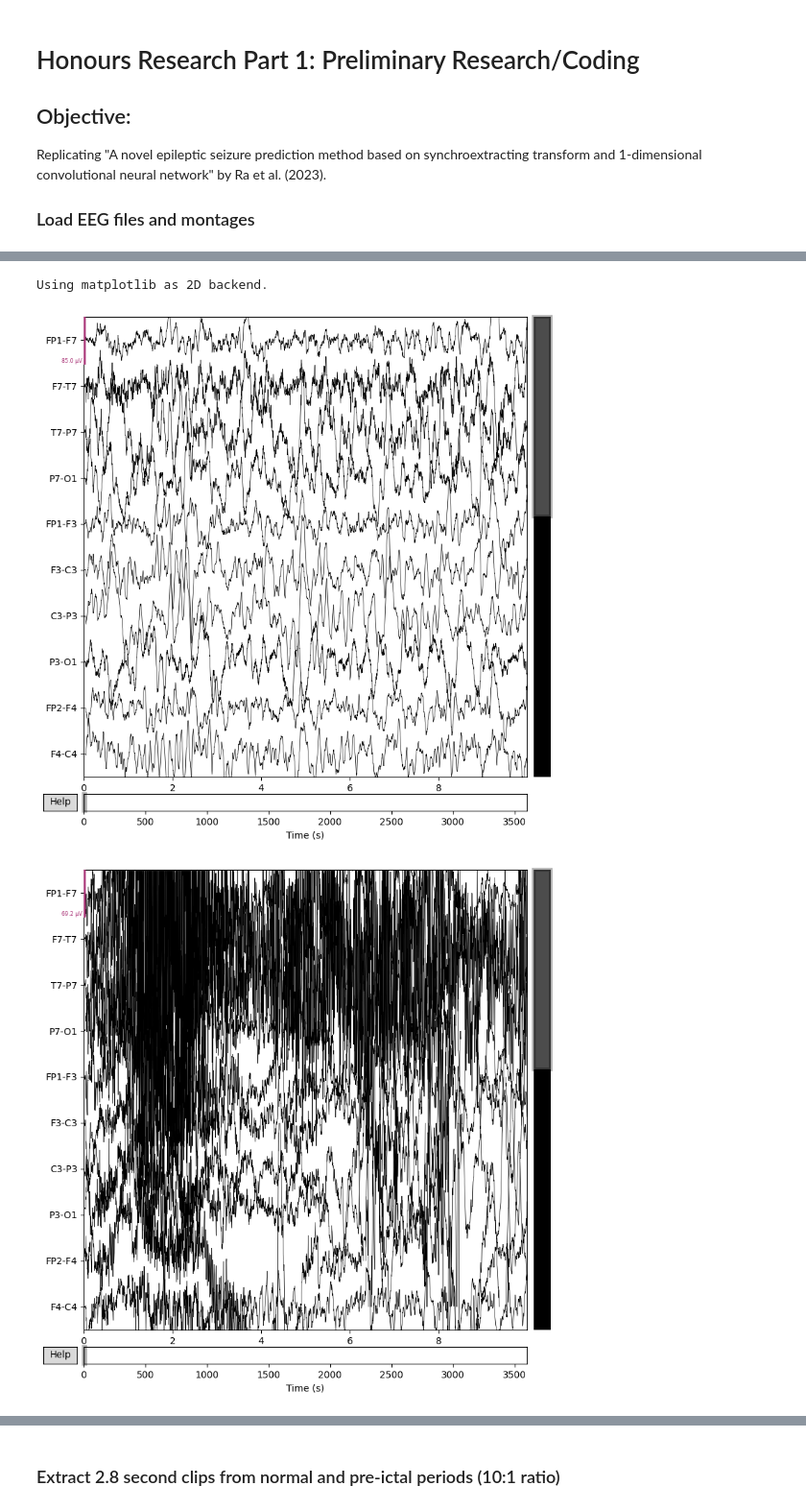
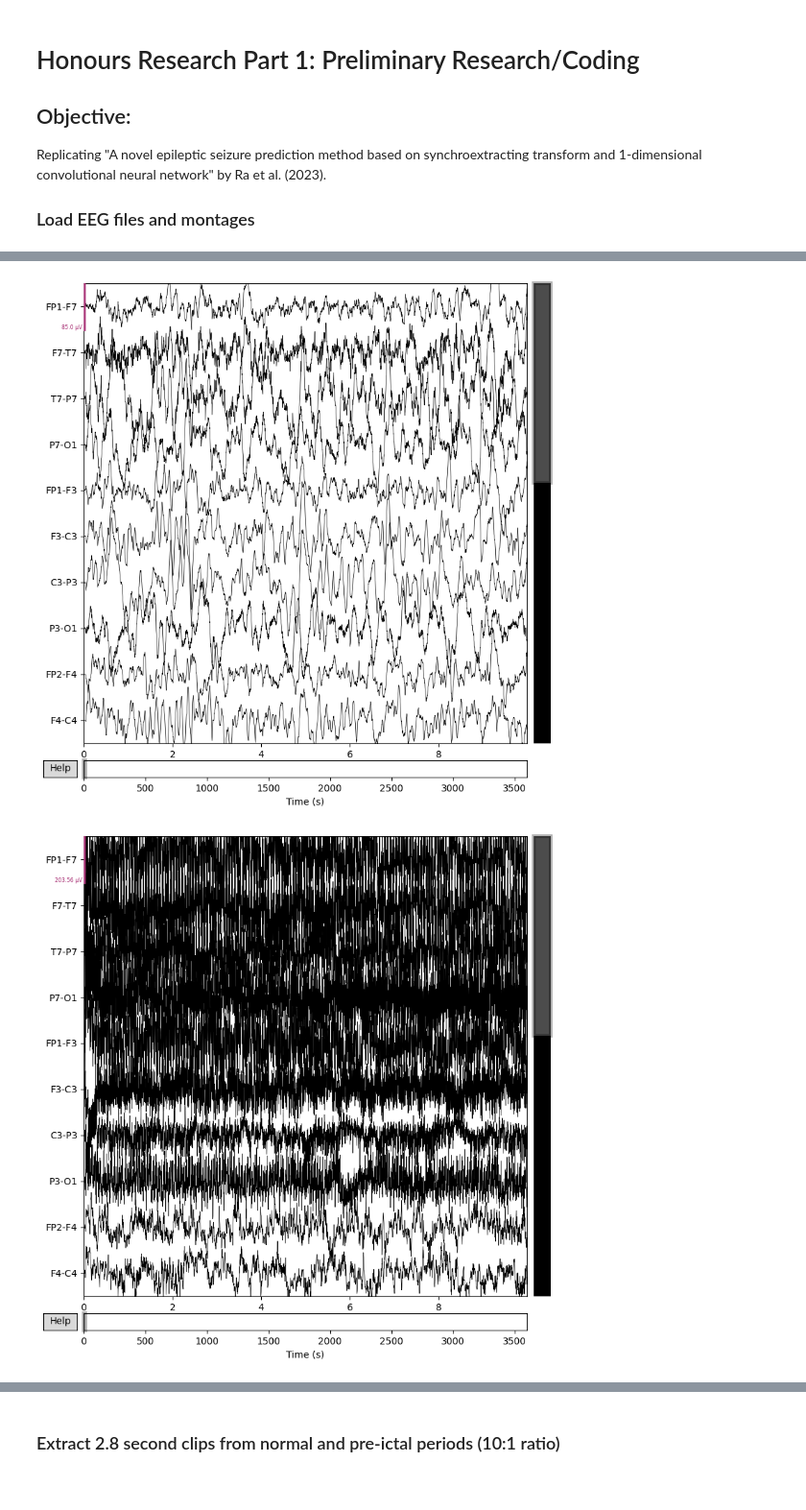
Before and after one commit to meyy26/Honours-Project, a Jupyter notebook: HonoursResearchPart1.ipynb, the cells around one changed output, grey strips where cells are left out. Shown at 96% size. Cells and saved outputs as stored; diff of their text form; code cells hidden in the pictures.

```diff
--- a/HonoursResearchPart1.ipynb
+++ b/HonoursResearchPart1.ipynb
@@ -9,7 +9,7 @@ import mne
 
 # Load files from CHB-MIT Database
 raw = mne.io.read_raw_edf("chb02/chb02_01.edf")
-pre_ictal = mne.io.read_raw_edf("chb02/chb02_19.edf")
+pre_ictal = mne.io.read_raw_edf("chb02/chb02_16+.edf")
 
 # Print metadata
 print(raw.info)
@@ -28,19 +28,18 @@ Extracting EDF parameters from chb02/chb02_19.edf...
 Setting channel info structure...
 Creating raw.info structure...
 <Info | 8 non-empty values
  bads: []
  ch_names: FP1-F7, F7-T7, T7-P7, P7-O1, FP1-F3, F3-C3, C3-P3, P3-O1, ...
  chs: 23 EEG
  custom_ref_applied: False
  highpass: 0.0 Hz
  lowpass: 128.0 Hz
  meas_date: 2074-07-24 15:29:39 UTC
  nchan: 23
  projs: []
  sfreq: 256.0 Hz
  subject_info: <subject_info | his_id: Surrogate>
 >
 ['FP1-F7', 'F7-T7', 'T7-P7', 'P7-O1', 'FP1-F3', 'F3-C3', 'C3-P3', 'P3-O1', 'FP2-F4', 'F4-C4', 'C4-P4', 'P4-O2', 'FP2-F8', 'F8-T8', 'T8-P8-0', 'P8-O2', 'FZ-CZ', 'CZ-PZ', 'P7-T7', 'T7-FT9', 'FT9-FT10',  ...
-Using matplotlib as 2D backend.
 [figure]
-[figure, old version]
+[figure, new version]
```
Also changed, not shown: parts of 8 cells of this notebook.
